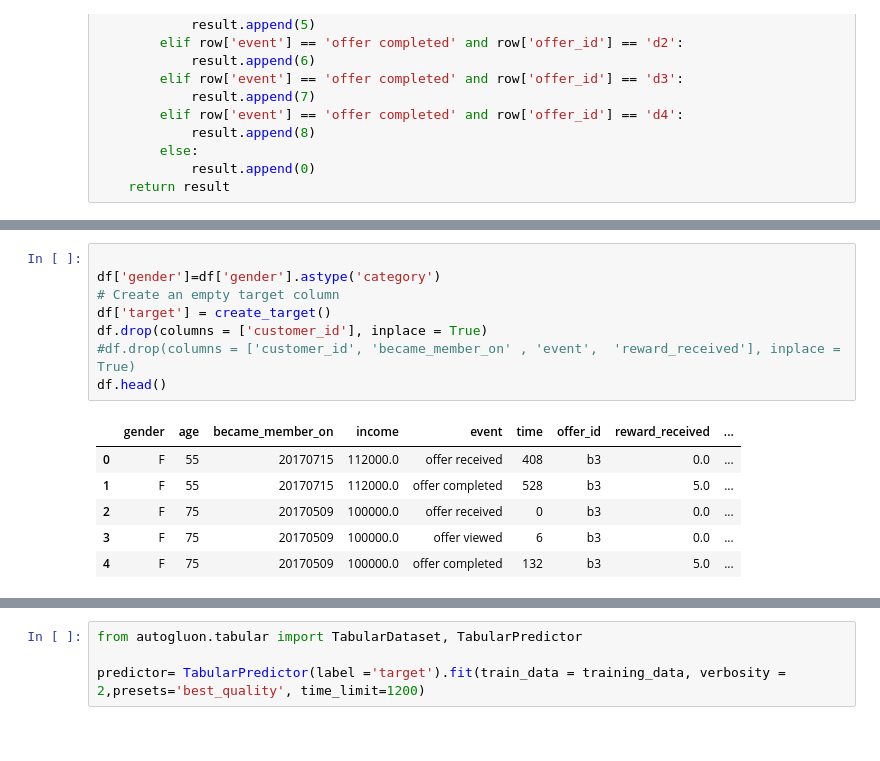
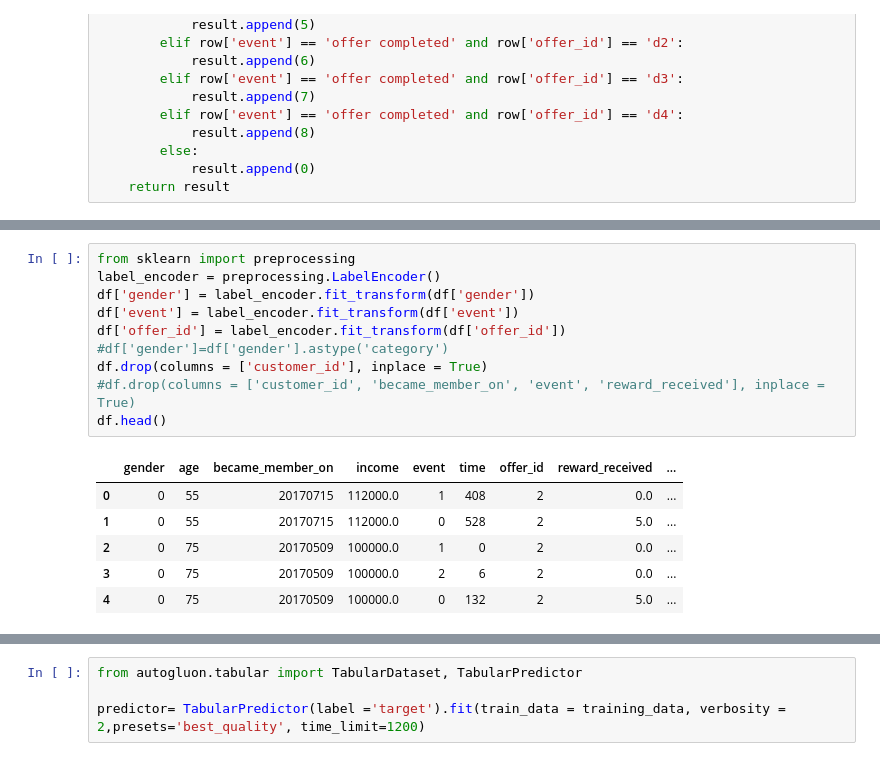
Before and after one commit to edidiongaligbe/Starbucks_Capstone_Project, a Jupyter notebook: Starbucks_Project.ipynb, the cells around one changed output, grey strips where cells are left out. Drawn from its saved outputs; the diff is of its cells as text.

```diff
--- a/Starbucks_Project.ipynb
+++ b/Starbucks_Project.ipynb
@@ -515,18 +527,20 @@ def create_target():
 # %%
-
-df['gender']=df['gender'].astype('category')
-# Create an empty target column
-df['target'] = create_target()
+from sklearn import preprocessing
+label_encoder = preprocessing.LabelEncoder()
+df['gender'] = label_encoder.fit_transform(df['gender'])
+df['event'] = label_encoder.fit_transform(df['event'])
+df['offer_id'] = label_encoder.fit_transform(df['offer_id'])
+#df['gender']=df['gender'].astype('category')
 df.drop(columns = ['customer_id'], inplace = True)
-#df.drop(columns = ['customer_id', 'became_member_on' , 'event',  'reward_received'], inplace = True)
+#df.drop(columns = ['customer_id', 'became_member_on', 'event', 'reward_received'], inplace = True)
 df.head()
 # %% [output]
 |  | gender | age | became_member_on | income | event | time | offer_id | reward_received | ... |
-| 0 | F | 55 | 20170715 | 112000.0 | offer received | 408 | b3 | 0.0 | ... |
-| 1 | F | 55 | 20170715 | 112000.0 | offer completed | 528 | b3 | 5.0 | ... |
-| 2 | F | 75 | 20170509 | 100000.0 | offer received | 0 | b3 | 0.0 | ... |
-| 3 | F | 75 | 20170509 | 100000.0 | offer viewed | 6 | b3 | 0.0 | ... |
-| 4 | F | 75 | 20170509 | 100000.0 | offer completed | 132 | b3 | 5.0 | ... |
+| 0 | 0 | 55 | 20170715 | 112000.0 | 1 | 408 | 2 | 0.0 | ... |
+| 1 | 0 | 55 | 20170715 | 112000.0 | 0 | 528 | 2 | 5.0 | ... |
+| 2 | 0 | 75 | 20170509 | 100000.0 | 1 | 0 | 2 | 0.0 | ... |
+| 3 | 0 | 75 | 20170509 | 100000.0 | 2 | 6 | 2 | 0.0 | ... |
+| 4 | 0 | 75 | 20170509 | 100000.0 | 0 | 132 | 2 | 5.0 | ... |
 # %%
 df.describe()
 # %% [output]
```
Also changed, not shown: parts of 14 cells of this notebook.
